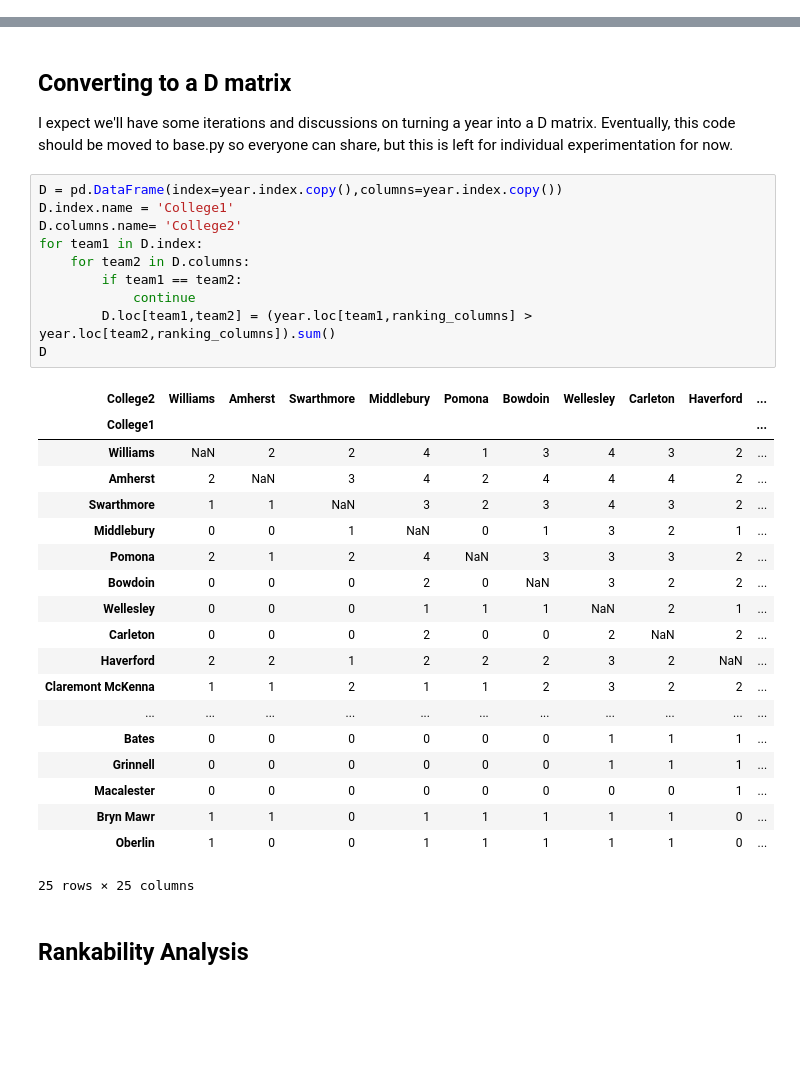
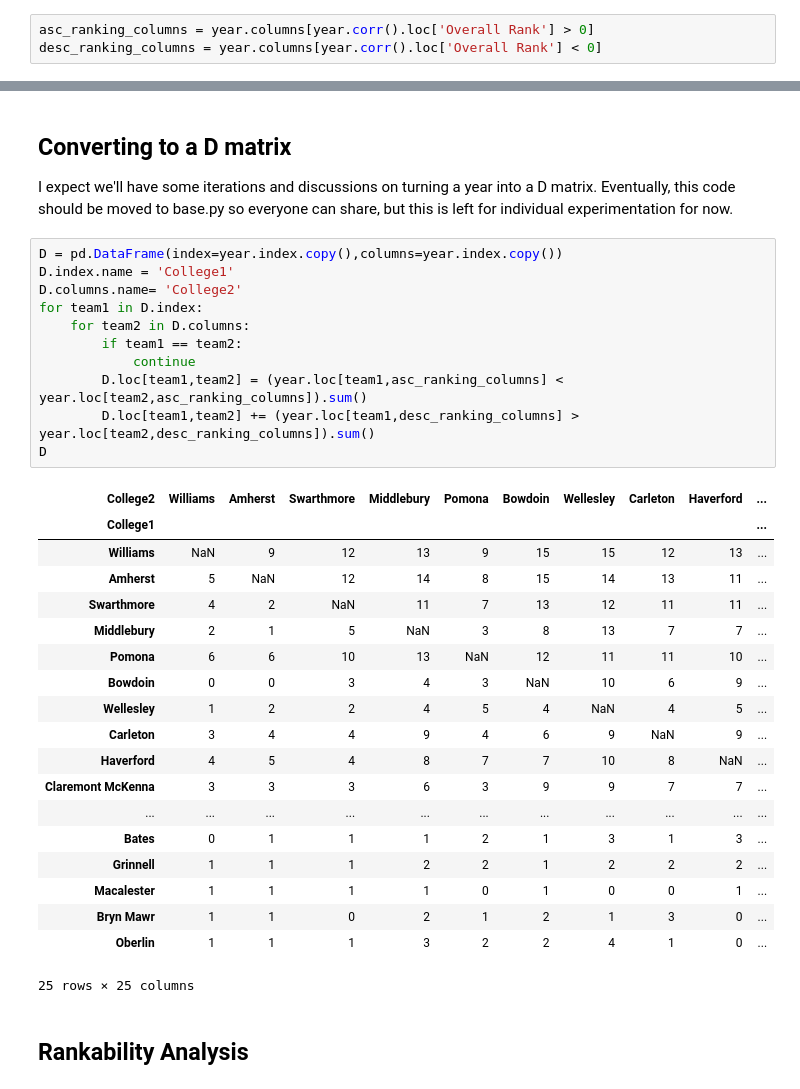
Before and after one commit to IGARDS/us_news_world_report_study, a Jupyter notebook: pander14/analysis1.ipynb, the cells around one changed output, grey strips where cells are left out. Saved outputs shown, nothing was run; the diff lists cells and outputs as text; blank space fills up the shorter version.

```diff
--- a/pander14/analysis1.ipynb
+++ b/pander14/analysis1.ipynb
@@ -25,0 +90,3 @@ ranking_columns=['Academic Reputation','Percent classes < 20 students','Freshman
+# %%
+asc_ranking_columns = year.columns[year.corr().loc['Overall Rank'] > 0]
+desc_ranking_columns = year.columns[year.corr().loc['Overall Rank'] < 0]
@@ -86,32 +125,33 @@ I expect we'll have some iterations and discussions on turning a year into a D m
 # %%
 D = pd.DataFrame(index=year.index.copy(),columns=year.index.copy())
 D.index.name = 'College1'
 D.columns.name= 'College2'
 for team1 in D.index:
     for team2 in D.columns:
         if team1 == team2:
             continue
-        D.loc[team1,team2] = (year.loc[team1,ranking_columns] > year.loc[team2,ranking_columns]).sum()
+        D.loc[team1,team2] = (year.loc[team1,asc_ranking_columns] < year.loc[team2,asc_ranking_columns]).sum()
+        D.loc[team1,team2] += (year.loc[team1,desc_ranking_columns] > year.loc[team2,desc_ranking_columns]).sum()
 D
 # %% [output]
 | College2 | Williams | Amherst | Swarthmore | Middlebury | Pomona | Bowdoin | Wellesley | Carleton | Haverford | ... |
 | College1 |  |  |  |  |  |  |  |  |  | ... |
-| Williams | NaN | 2 | 2 | 4 | 1 | 3 | 4 | 3 | 2 | ... |
-| Amherst | 2 | NaN | 3 | 4 | 2 | 4 | 4 | 4 | 2 | ... |
-| Swarthmore | 1 | 1 | NaN | 3 | 2 | 3 | 4 | 3 | 2 | ... |
-| Middlebury | 0 | 0 | 1 | NaN | 0 | 1 | 3 | 2 | 1 | ... |
-| Pomona | 2 | 1 | 2 | 4 | NaN | 3 | 3 | 3 | 2 | ... |
-| Bowdoin | 0 | 0 | 0 | 2 | 0 | NaN | 3 | 2 | 2 | ... |
-| Wellesley | 0 | 0 | 0 | 1 | 1 | 1 | NaN | 2 | 1 | ... |
-| Carleton | 0 | 0 | 0 | 2 | 0 | 0 | 2 | NaN | 2 | ... |
-| Haverford | 2 | 2 | 1 | 2 | 2 | 2 | 3 | 2 | NaN | ... |
-| Claremont McKenna | 1 | 1 | 2 | 1 | 1 | 2 | 3 | 2 | 2 | ... |
+| Williams | NaN | 9 | 12 | 13 | 9 | 15 | 15 | 12 | 13 | ... |
+| Amherst | 5 | NaN | 12 | 14 | 8 | 15 | 14 | 13 | 11 | ... |
+| Swarthmore | 4 | 2 | NaN | 11 | 7 | 13 | 12 | 11 | 11 | ... |
+| Middlebury | 2 | 1 | 5 | NaN | 3 | 8 | 13 | 7 | 7 | ... |
+| Pomona | 6 | 6 | 10 | 13 | NaN | 12 | 11 | 11 | 10 | ... |
+| Bowdoin | 0 | 0 | 3 | 4 | 3 | NaN | 10 | 6 | 9 | ... |
+| Wellesley | 1 | 2 | 2 | 4 | 5 | 4 | NaN | 4 | 5 | ... |
+| Carleton | 3 | 4 | 4 | 9 | 4 | 6 | 9 | NaN | 9 | ... |
+| Haverford | 4 | 5 | 4 | 8 | 7 | 7 | 10 | 8 | NaN | ... |
+| Claremont McKenna | 3 | 3 | 3 | 6 | 3 | 9 | 9 | 7 | 7 | ... |
 | ... | ... | ... | ... | ... | ... | ... | ... | ... | ... | ... |
-| Bates | 0 | 0 | 0 | 0 | 0 | 0 | 1 | 1 | 1 | ... |
-| Grinnell | 0 | 0 | 0 | 0 | 0 | 0 | 1 | 1 | 1 | ... |
-| Macalester | 0 | 0 | 0 | 0 | 0 | 0 | 0 | 0 | 1 | ... |
-| Bryn Mawr | 1 | 1 | 0 | 1 | 1 | 1 | 1 | 1 | 0 | ... |
-| Oberlin | 1 | 0 | 0 | 1 | 1 | 1 | 1 | 1 | 0 | ... |
+| Bates | 0 | 1 | 1 | 1 | 2 | 1 | 3 | 1 | 3 | ... |
+| Grinnell | 1 | 1 | 1 | 2 | 2 | 1 | 2 | 2 | 2 | ... |
+| Macalester | 1 | 1 | 1 | 1 | 0 | 1 | 0 | 0 | 1 | ... |
+| Bryn Mawr | 1 | 1 | 0 | 2 | 1 | 2 | 1 | 3 | 0 | ... |
+| Oberlin | 1 | 1 | 1 | 3 | 2 | 2 | 4 | 1 | 0 | ... |
 25 rows × 25 columns
 # %% [markdown]
 ## Rankability Analysis
```
Also changed, not shown: parts of 46 cells of this notebook, 2 other files.
